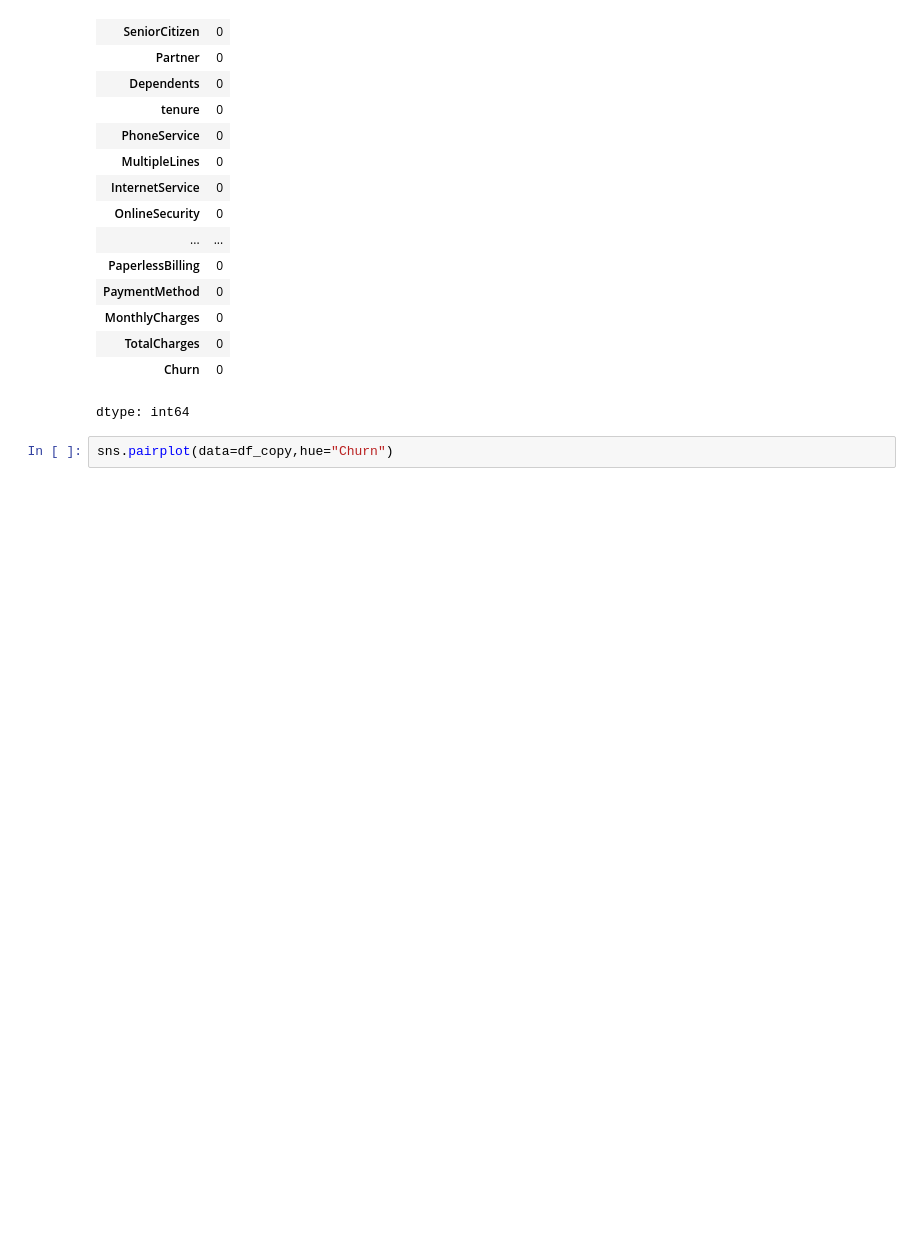
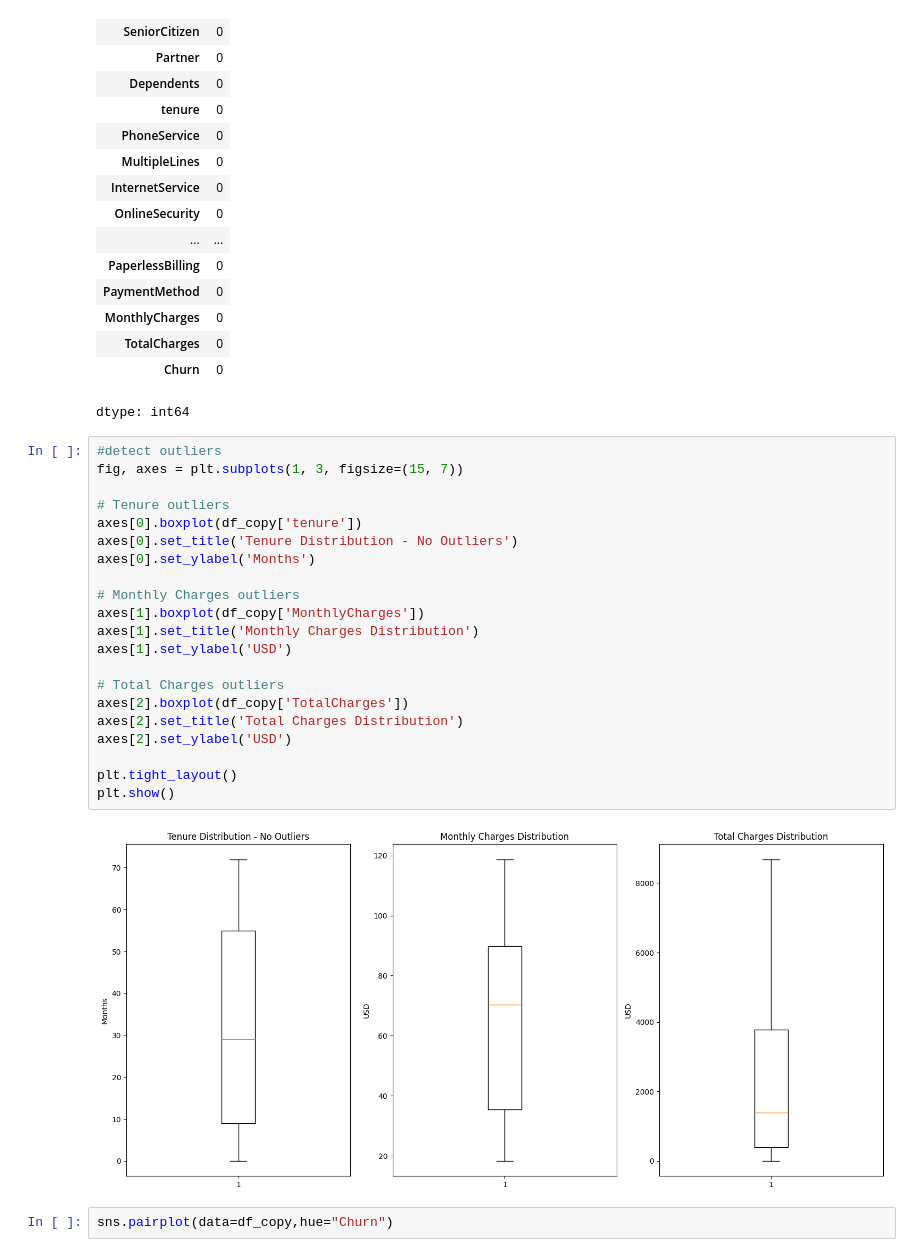
Before and after one commit to yalindi/2425568_ml, a Jupyter notebook: 2425568.ipynb, the cells around one changed output. Drawn from its saved outputs; the diff is of its cells as text; blank space fills up the shorter version.

Commit message:
feat: detecting outliers

```diff
--- a/2425568.ipynb
+++ b/2425568.ipynb
@@ -225,6 +241,29 @@ df_copy.isnull().sum()
 | TotalCharges | 0 |
 | Churn | 0 |
 dtype: int64
+# %%
+#detect outliers
+fig, axes = plt.subplots(1, 3, figsize=(15, 7))
+
+# Tenure outliers
+axes[0].boxplot(df_copy['tenure'])
+axes[0].set_title('Tenure Distribution - No Outliers')
+axes[0].set_ylabel('Months')
+
+# Monthly Charges outliers
+axes[1].boxplot(df_copy['MonthlyCharges'])
+axes[1].set_title('Monthly Charges Distribution')
+axes[1].set_ylabel('USD')
+
+# Total Charges outliers
+axes[2].boxplot(df_copy['TotalCharges'])
+axes[2].set_title('Total Charges Distribution')
+axes[2].set_ylabel('USD')
+
+plt.tight_layout()
+plt.show()
+# %% [output]
+[figure, added]
 # %%
 sns.pairplot(data=df_copy,hue="Churn")
 # %% [output]
```
Also changed, not shown: parts of 9 cells of this notebook.
